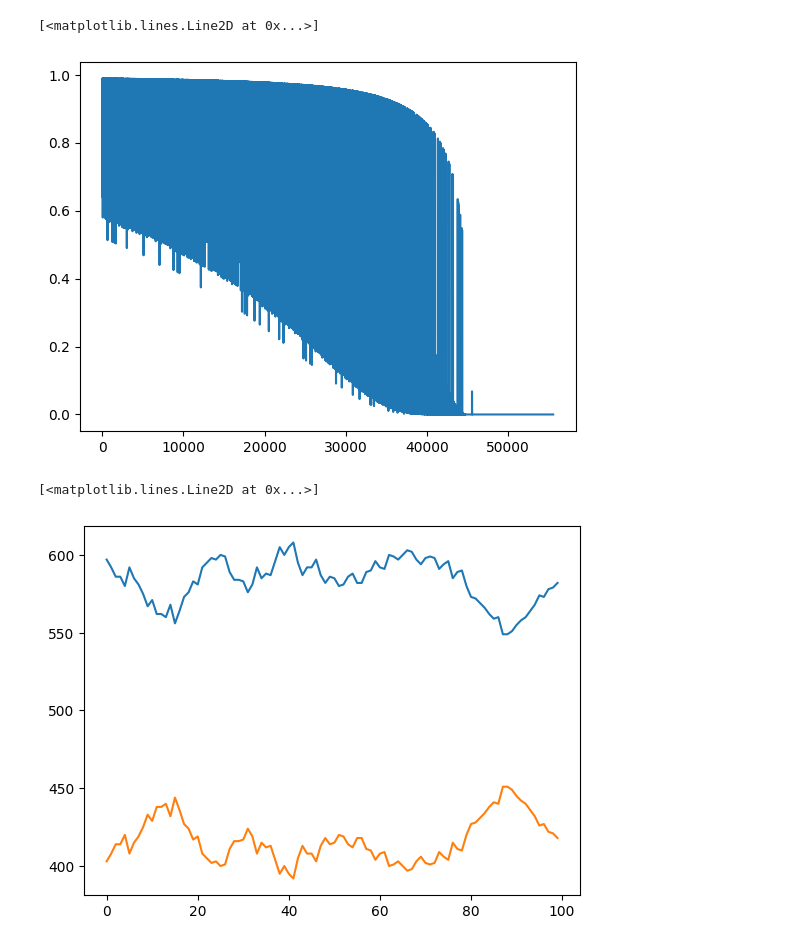
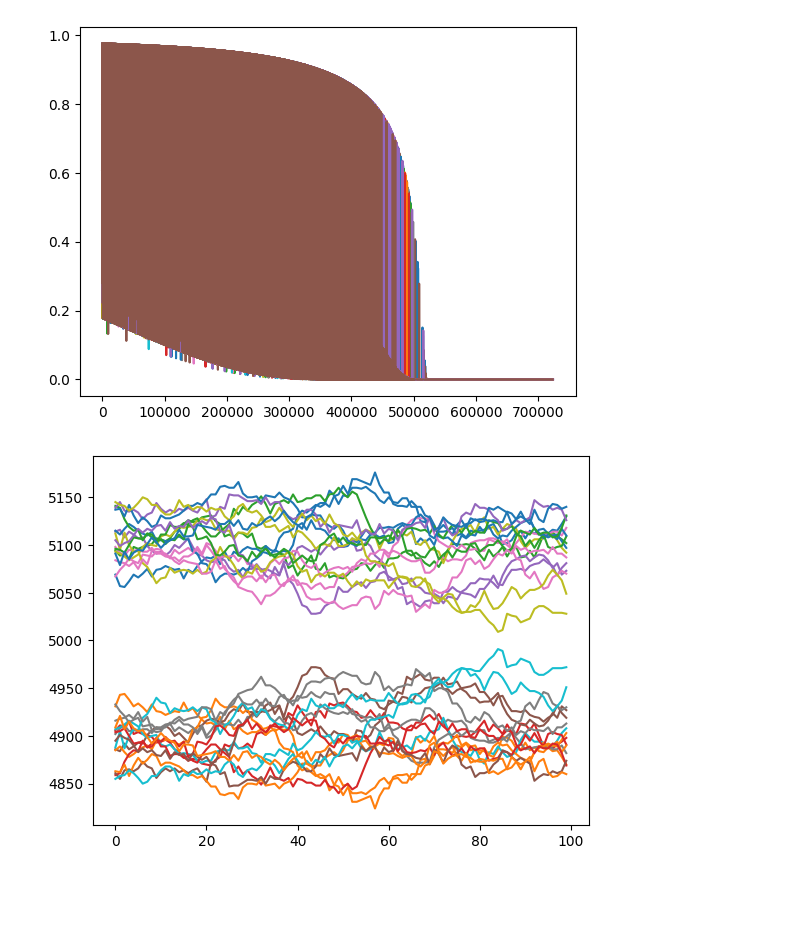
Before and after one commit to skrobchik/calenda-rs, a Jupyter notebook: analysis.ipynb, the cells around one changed output. Drawn from its saved outputs; the diff is of its cells as text; code cells hidden in the pictures; blank space fills up the shorter version.

```diff
--- a/analysis.ipynb
+++ b/analysis.ipynb
@@ -1,24 +1,27 @@
 # %%
 import json
-with open('stats.json', 'r') as f:
-    data = json.load(f)
+num_datasets = 16
+data = [None]*num_datasets
+for i in range(num_datasets):
+    with open(f'stats{i}.json', 'r') as f:
+        data[i] = json.load(f)
 # %%
 import matplotlib.pyplot as plt
 # %%
 fig, ax = plt.subplots()
-X = [float(x) for x in data['acceptance_probability'] if float(x) != 1.0]
-ax.plot(X)
+for i in range(num_datasets):
+    X = [float(x) for x in data[i]['acceptance_probability'] if float(x) != 1.0]
+    ax.plot(X)
 # %% [output]
-[<matplotlib.lines.Line2D at 0x...>]
-[figure, old version]
+[figure, new version]
 # %%
 fig, ax = plt.subplots()
-n = 100
-w = len(data['acceptance_probability']) // n
-X1 = [len([x for x in data['acceptance_probability'][i*n:i*n+w] if float(x) == 1.0]) for i in range(100)]
-X2 = [len([x for x in data['acceptance_probability'][i*n:i*n+w] if float(x) != 1.0]) for i in range(100)]
-ax.plot(X1)
-ax.plot(X2)
+for k in range(num_datasets):
+    n = 100
+    w = len(data[k]['acceptance_probability']) // n
+    X1 = [len([x for x in data[k]['acceptance_probability'][i*n:i*n+w] if float(x) == 1.0]) for i in range(100)]
+    X2 = [len([x for x in data[k]['acceptance_probability'][i*n:i*n+w] if float(x) != 1.0]) for i in range(100)]
+    ax.plot(X1)
+    ax.plot(X2)
 # %% [output]
-[<matplotlib.lines.Line2D at 0x...>]
-[figure, old version]
+[figure, new version]
```
Also changed, not shown: parts of 6 cells of this notebook, 3 other files.
